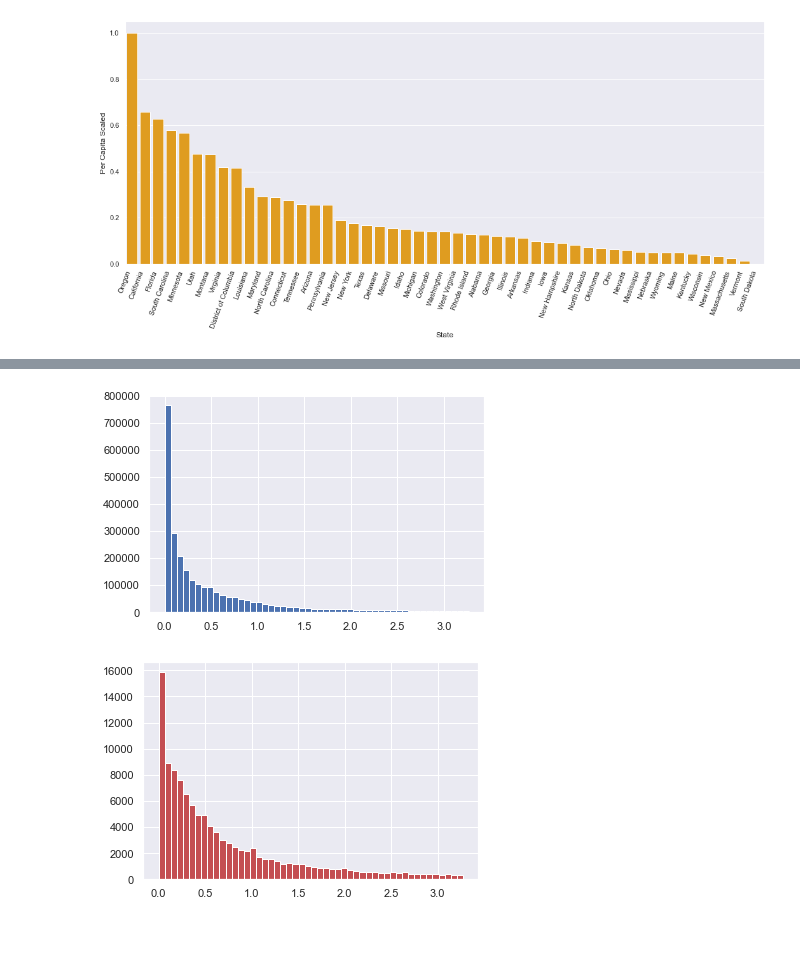
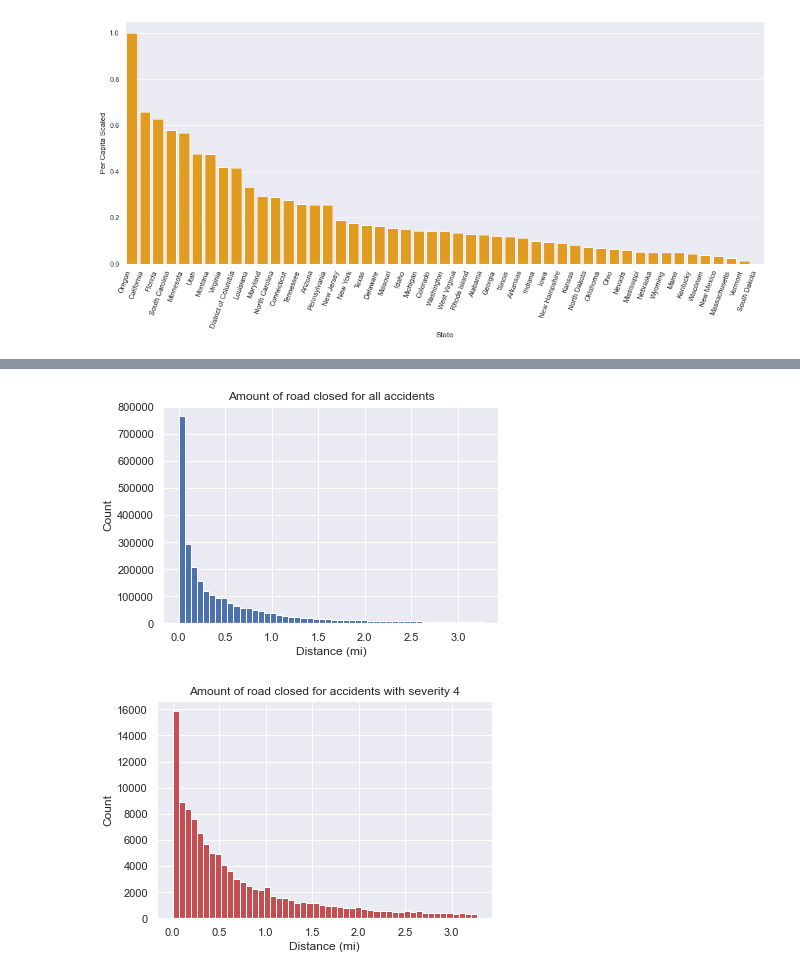
Before and after one commit to jeffc1020/453-visualization, a Jupyter notebook: final.ipynb, the cells around one changed output, grey strips where cells are left out. Cells and saved outputs as stored; diff of their text form; code cells hidden in the pictures; blank space fills up the shorter version.

Commit message:
Added a few titles

```diff
--- a/final.ipynb
+++ b/final.ipynb
@@ -354,14 +356,20 @@ plt.show()
 # %%
 # histogram of amount of road closed
 severity_all = df
 severity_4 = df[df['Severity'] == 4]
 
 plt.hist(severity_all['Distance(mi)'], bins=50, color='b')
+plt.title('Amount of road closed for all accidents')
+plt.ylabel('Count')
+plt.xlabel('Distance (mi)')
 plt.show()
 plt.hist(severity_4['Distance(mi)'], bins=50, color='r')
+plt.title('Amount of road closed for accidents with severity 4')
+plt.ylabel('Count')
+plt.xlabel('Distance (mi)')
 plt.show()
 
 # Should probably combine these
 # %% [output]
-[figure, old version]
+[figure, new version]
-[figure, old version]
+[figure, new version]
```
Also changed, not shown: parts of 1 cell of this notebook.
